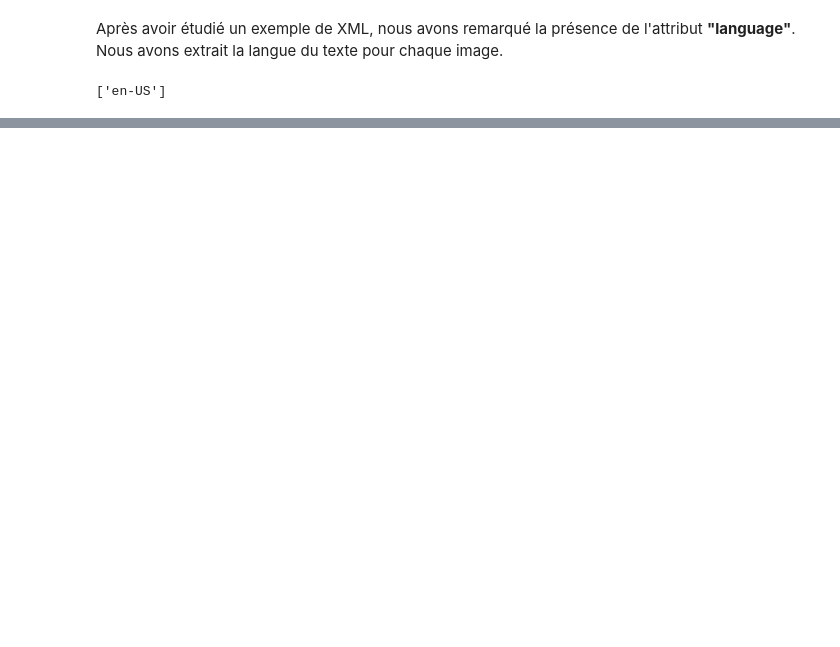
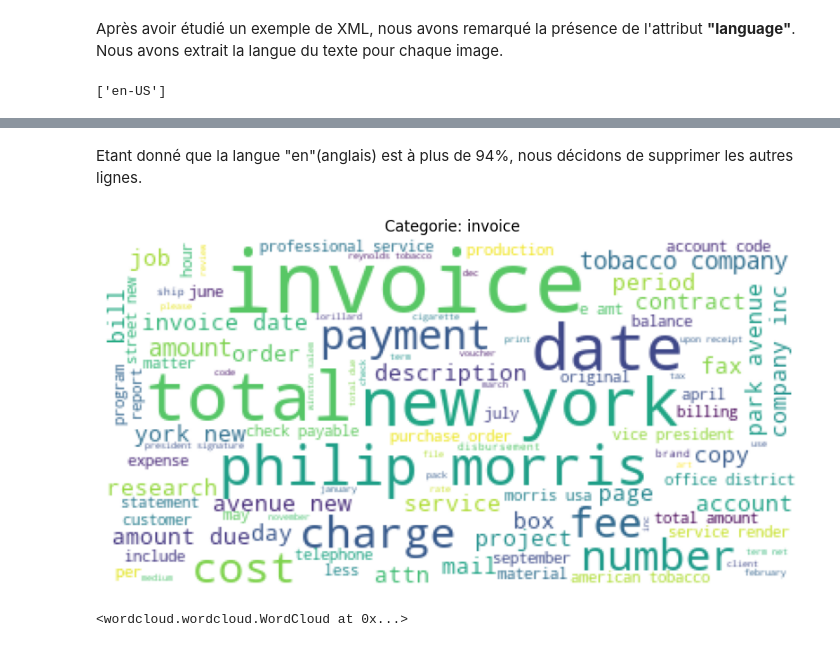
Before and after one commit to HSrbyte/doc-classifier, a Jupyter notebook: notebooks/03-fernandez-text-analysis-data01.ipynb, the cells around one changed output, grey strips where cells are left out. Cells and saved outputs as stored; diff of their text form; code cells hidden in the pictures; blank space fills up the shorter version.

```diff
--- a/notebooks/03-fernandez-text-analysis-data01.ipynb
+++ b/notebooks/03-fernandez-text-analysis-data01.ipynb
@@ -96 +134,15 @@ create_wordcloud(lemmatized_tokens)
+# %% [markdown]
+Etant donné que la langue "en"(anglais) est à plus de 94%, nous décidons de supprimer les autres lignes.
+# %%
+from src import create_wordcloud
+
+df_ocr = df_ocr[df_ocr['lang'] == 'en']
+df_ocr['words'] = df_ocr['words'].apply(
+    lambda x: x.split(' ') if isinstance(x, str) else [])
+en_words = df_ocr['words'].sum()
+
+create_wordcloud(en_words, title="Categorie: invoice")
+# %% [output]
+[figure, added]
+<wordcloud.wordcloud.WordCloud at 0x...>
 # %% [markdown]
```
Also changed, not shown: parts of 21 cells of this notebook, 1 other file.
